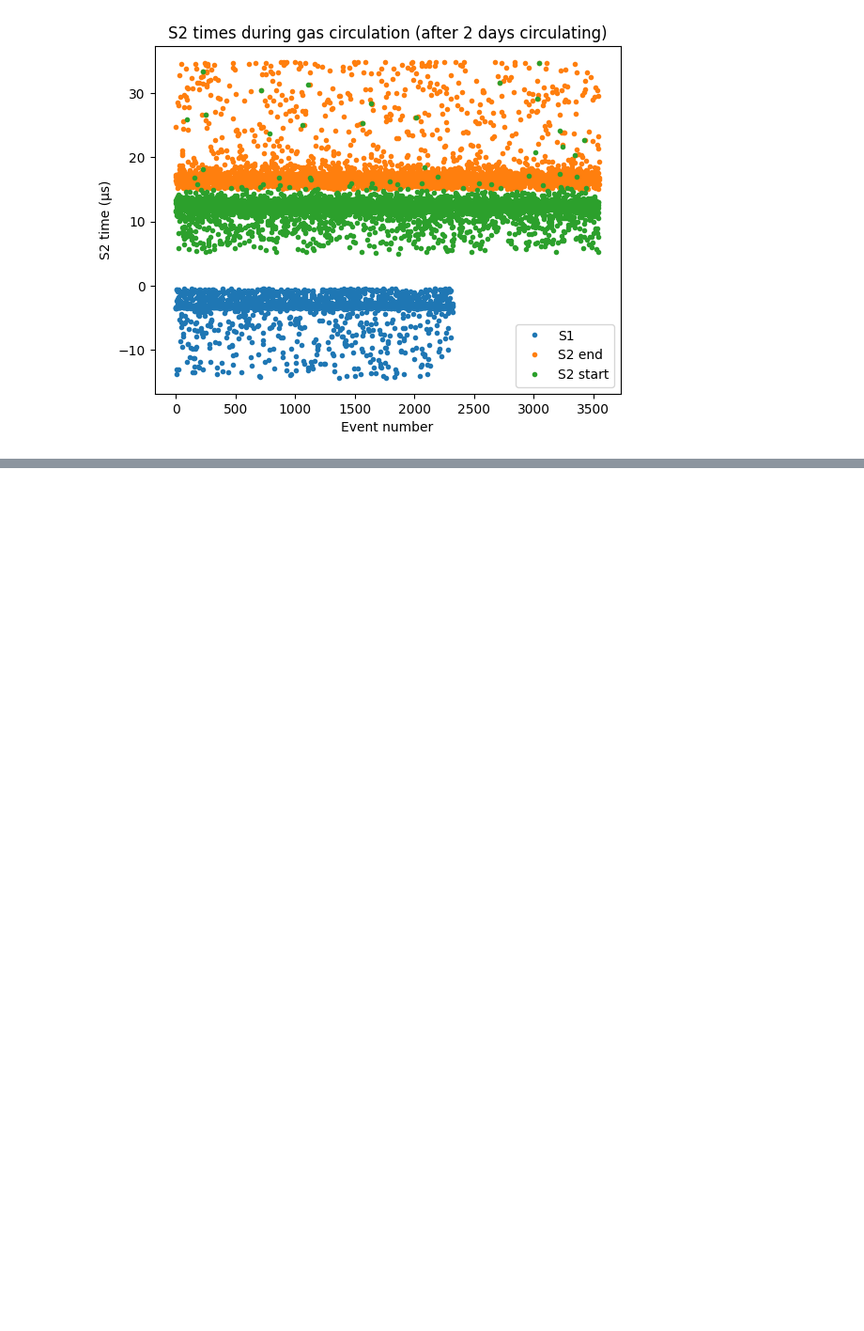
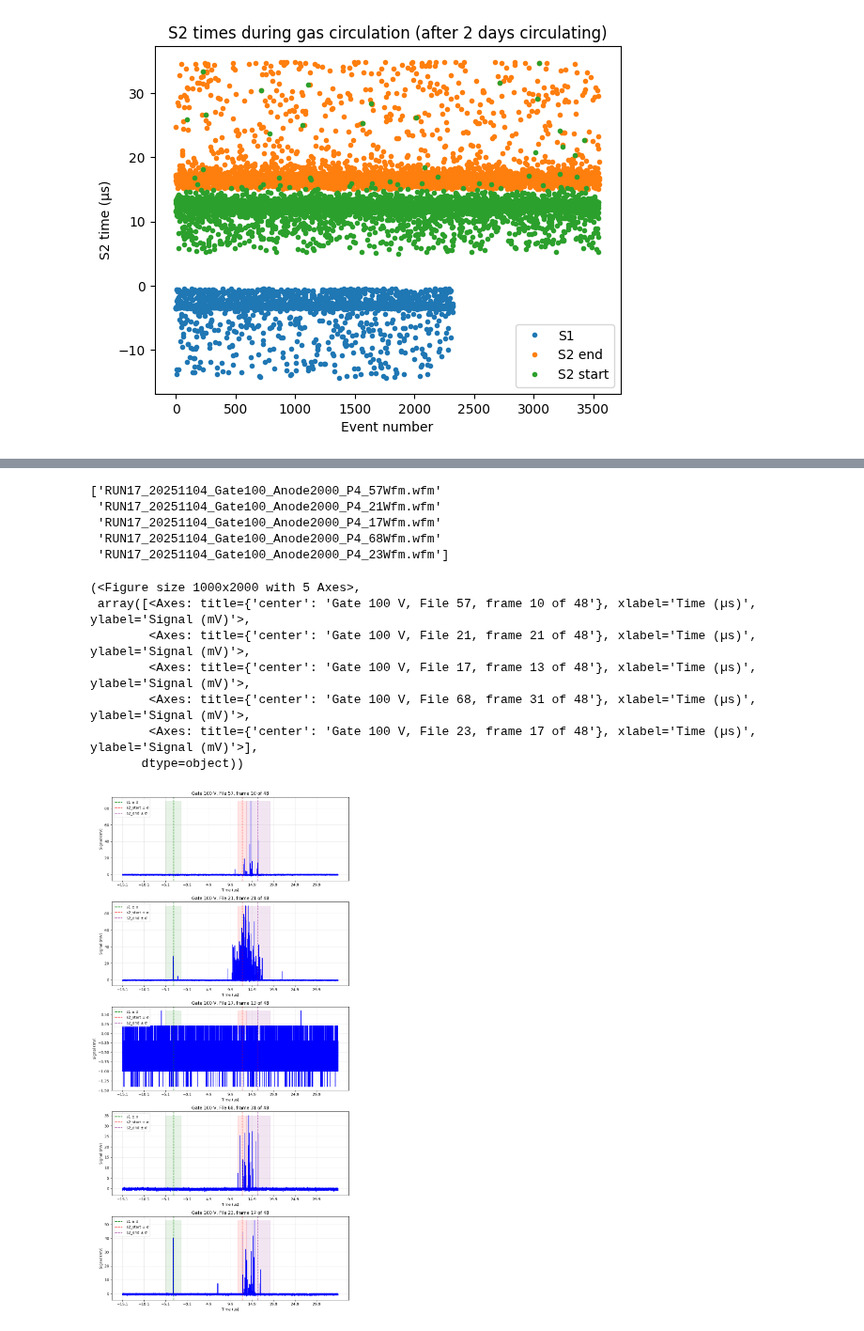
Before and after one commit to proscrite/RaTag, a Jupyter notebook: notebooks/Gas_circulation_analysis.ipynb, the cells around one changed output, grey strips where cells are left out. Shown at 94% size. Saved outputs shown, nothing was run; the diff lists cells and outputs as text; code cells hidden in the pictures; blank space fills up the shorter version.

```diff
--- a/notebooks/Gas_circulation_analysis.ipynb
+++ b/notebooks/Gas_circulation_analysis.ipynb
@@ -123,0 +175,16 @@ plt.legend()
+# %%
+plot_n_waveforms(pset, n_waveforms=5, )
+# %% [output]
+['RUN17_20251104_Gate100_Anode2000_P4_57Wfm.wfm'
+ 'RUN17_20251104_Gate100_Anode2000_P4_21Wfm.wfm'
+ 'RUN17_20251104_Gate100_Anode2000_P4_17Wfm.wfm'
+ 'RUN17_20251104_Gate100_Anode2000_P4_68Wfm.wfm'
+ 'RUN17_20251104_Gate100_Anode2000_P4_23Wfm.wfm']
+(<Figure size 1000x2000 with 5 Axes>,
+ array([<Axes: title={'center': 'Gate 100 V, File 57, frame 10 of 48'}, xlabel='Time (µs)', ylabel='Signal (mV)'>,
+        <Axes: title={'center': 'Gate 100 V, File 21, frame 21 of 48'}, xlabel='Time (µs)', ylabel='Signal (mV)'>,
+        <Axes: title={'center': 'Gate 100 V, File 17, frame 13 of 48'}, xlabel='Time (µs)', ylabel='Signal (mV)'>,
+        <Axes: title={'center': 'Gate 100 V, File 68, frame 31 of 48'}, xlabel='Time (µs)', ylabel='Signal (mV)'>,
+        <Axes: title={'center': 'Gate 100 V, File 23, frame 17 of 48'}, xlabel='Time (µs)', ylabel='Signal (mV)'>],
+       dtype=object))
+[figure, added]
```
Also changed, not shown: parts of 8 cells of this notebook, 10 other files.
